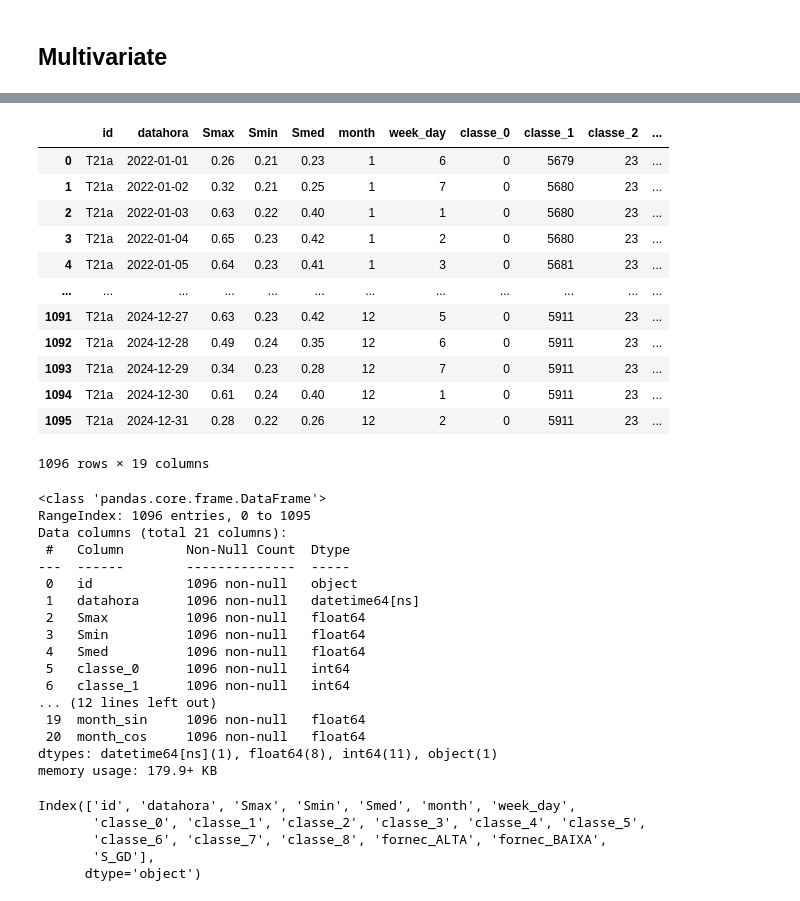
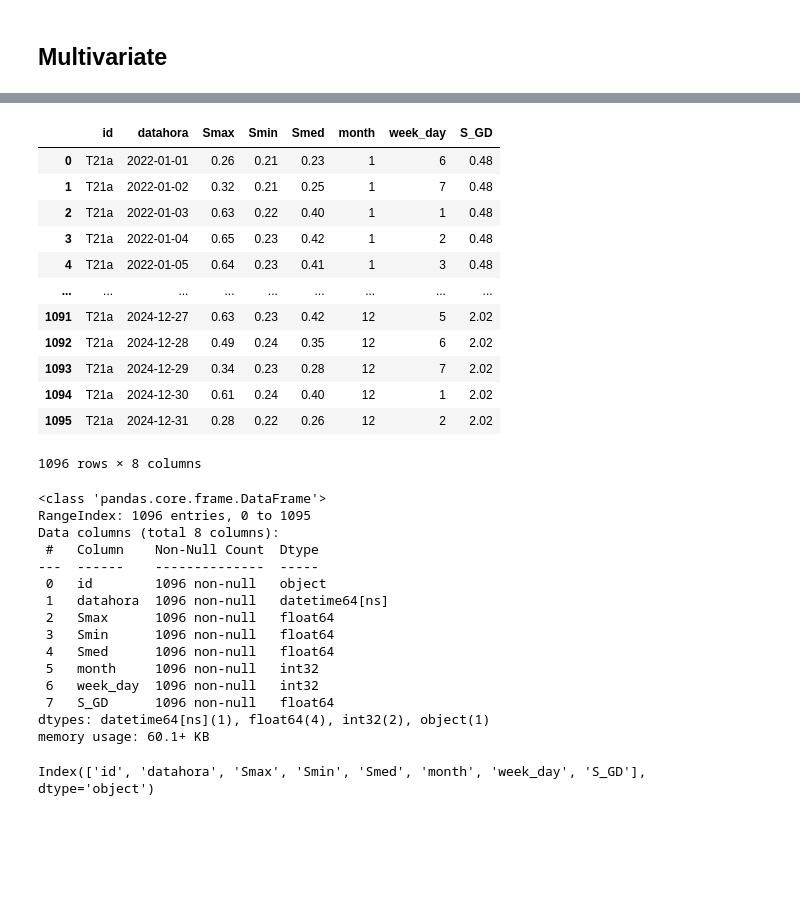
Before and after one commit to ruanvirginio/masters, a Jupyter notebook: Recursive_Forecasting.ipynb, the cells around one changed output, grey strips where cells are left out. Cells and saved outputs as stored; diff of their text form; code cells hidden in the pictures; blank space fills up the shorter version.

Commit message:
fixing multivariate to avoid data leakage

```diff
--- a/Recursive_Forecasting.ipynb
+++ b/Recursive_Forecasting.ipynb
@@ -505,53 +451,47 @@ gd_clientes
 # %%
 df_multivariate = pd.merge(
     data,
-    gd_clientes,
+    gd,
     on=['datahora', 'id'],
     how='left'
 )
 df_multivariate
 # %% [output]
-|  | id | datahora | Smax | Smin | Smed | month | week_day | classe_0 | classe_1 | classe_2 | ... |
-| 0 | T21a | 2022-01-01 | 0.26 | 0.21 | 0.23 | 1 | 6 | 0 | 5679 | 23 | ... |
-| 1 | T21a | 2022-01-02 | 0.32 | 0.21 | 0.25 | 1 | 7 | 0 | 5680 | 23 | ... |
-| 2 | T21a | 2022-01-03 | 0.63 | 0.22 | 0.40 | 1 | 1 | 0 | 5680 | 23 | ... |
-| 3 | T21a | 2022-01-04 | 0.65 | 0.23 | 0.42 | 1 | 2 | 0 | 5680 | 23 | ... |
-| 4 | T21a | 2022-01-05 | 0.64 | 0.23 | 0.41 | 1 | 3 | 0 | 5681 | 23 | ... |
-| ... | ... | ... | ... | ... | ... | ... | ... | ... | ... | ... | ... |
-| 1091 | T21a | 2024-12-27 | 0.63 | 0.23 | 0.42 | 12 | 5 | 0 | 5911 | 23 | ... |
-| 1092 | T21a | 2024-12-28 | 0.49 | 0.24 | 0.35 | 12 | 6 | 0 | 5911 | 23 | ... |
-| 1093 | T21a | 2024-12-29 | 0.34 | 0.23 | 0.28 | 12 | 7 | 0 | 5911 | 23 | ... |
-| 1094 | T21a | 2024-12-30 | 0.61 | 0.24 | 0.40 | 12 | 1 | 0 | 5911 | 23 | ... |
-| 1095 | T21a | 2024-12-31 | 0.28 | 0.22 | 0.26 | 12 | 2 | 0 | 5911 | 23 | ... |
+|  | id | datahora | Smax | Smin | Smed | month | week_day | S_GD |
+| 0 | T21a | 2022-01-01 | 0.26 | 0.21 | 0.23 | 1 | 6 | 0.48 |
+| 1 | T21a | 2022-01-02 | 0.32 | 0.21 | 0.25 | 1 | 7 | 0.48 |
+| 2 | T21a | 2022-01-03 | 0.63 | 0.22 | 0.40 | 1 | 1 | 0.48 |
+| 3 | T21a | 2022-01-04 | 0.65 | 0.23 | 0.42 | 1 | 2 | 0.48 |
+| 4 | T21a | 2022-01-05 | 0.64 | 0.23 | 0.41 | 1 | 3 | 0.48 |
+| ... | ... | ... | ... | ... | ... | ... | ... | ... |
+| 1091 | T21a | 2024-12-27 | 0.63 | 0.23 | 0.42 | 12 | 5 | 2.02 |
+| 1092 | T21a | 2024-12-28 | 0.49 | 0.24 | 0.35 | 12 | 6 | 2.02 |
+| 1093 | T21a | 2024-12-29 | 0.34 | 0.23 | 0.28 | 12 | 7 | 2.02 |
+| 1094 | T21a | 2024-12-30 | 0.61 | 0.24 | 0.40 | 12 | 1 | 2.02 |
+| 1095 | T21a | 2024-12-31 | 0.28 | 0.22 | 0.26 | 12 | 2 | 2.02 |
-1096 rows × 19 columns
+1096 rows × 8 columns
 # %%
 df_multivariate.info()
 # %% [output]
 <class 'pandas.core.frame.DataFrame'>
 RangeIndex: 1096 entries, 0 to 1095
-Data columns (total 21 columns):
- #   Column        Non-Null Count  Dtype
----  ------        --------------  -----
- 0   id            1096 non-null   object
- 1   datahora      1096 non-null   datetime64[ns]
- 2   Smax          1096 non-null   float64
- 3   Smin          1096 non-null   float64
- 4   Smed          1096 non-null   float64
- 5   classe_0      1096 non-null   int64
- 6   classe_1      1096 non-null   int64
-... (12 lines left out)
- 19  month_sin     1096 non-null   float64
- 20  month_cos     1096 non-null   float64
-dtypes: datetime64[ns](1), float64(8), int64(11), object(1)
-memory usage: 179.9+ KB
+Data columns (total 8 columns):
+ #   Column    Non-Null Count  Dtype
+---  ------    --------------  -----
+ 0   id        1096 non-null   object
+ 1   datahora  1096 non-null   datetime64[ns]
+ 2   Smax      1096 non-null   float64
+ 3   Smin      1096 non-null   float64
+ 4   Smed      1096 non-null   float64
+ 5   month     1096 non-null   int32
+ 6   week_day  1096 non-null   int32
+ 7   S_GD      1096 non-null   float64
+dtypes: datetime64[ns](1), float64(4), int32(2), object(1)
+memory usage: 60.1+ KB
 # %%
 df_multivariate.columns
 # %% [output]
-Index(['id', 'datahora', 'Smax', 'Smin', 'Smed', 'month', 'week_day',
-       'classe_0', 'classe_1', 'classe_2', 'classe_3', 'classe_4', 'classe_5',
-       'classe_6', 'classe_7', 'classe_8', 'fornec_ALTA', 'fornec_BAIXA',
-       'S_GD'],
-      dtype='object')
+Index(['id', 'datahora', 'Smax', 'Smin', 'Smed', 'month', 'week_day', 'S_GD'], dtype='object')
 # %%
 # SENO E COSSENO DE MES E DIA DA SEMANA
 
```
Also changed, not shown: parts of 18 cells of this notebook, 2 other files.
